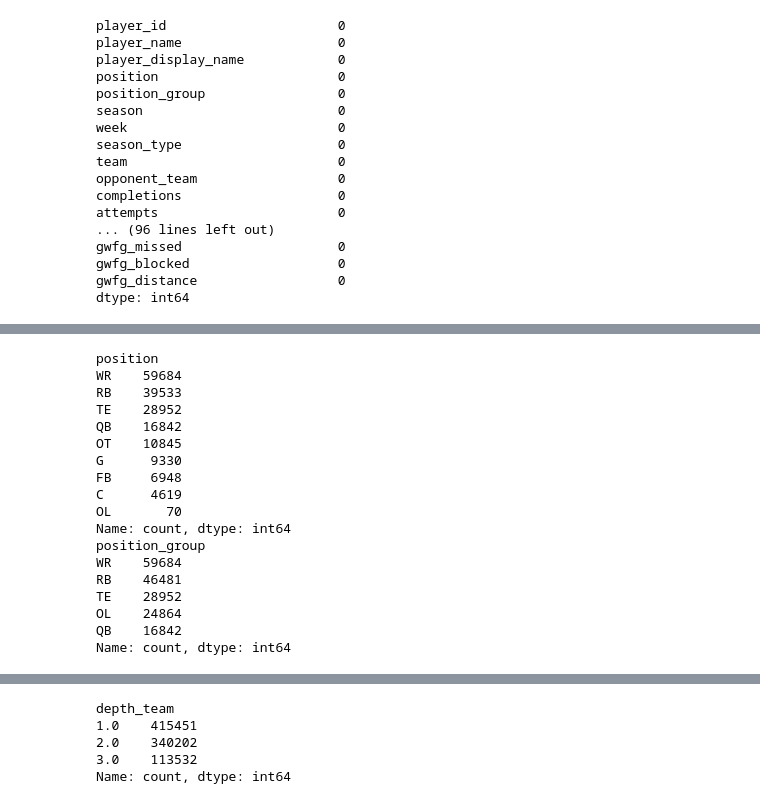
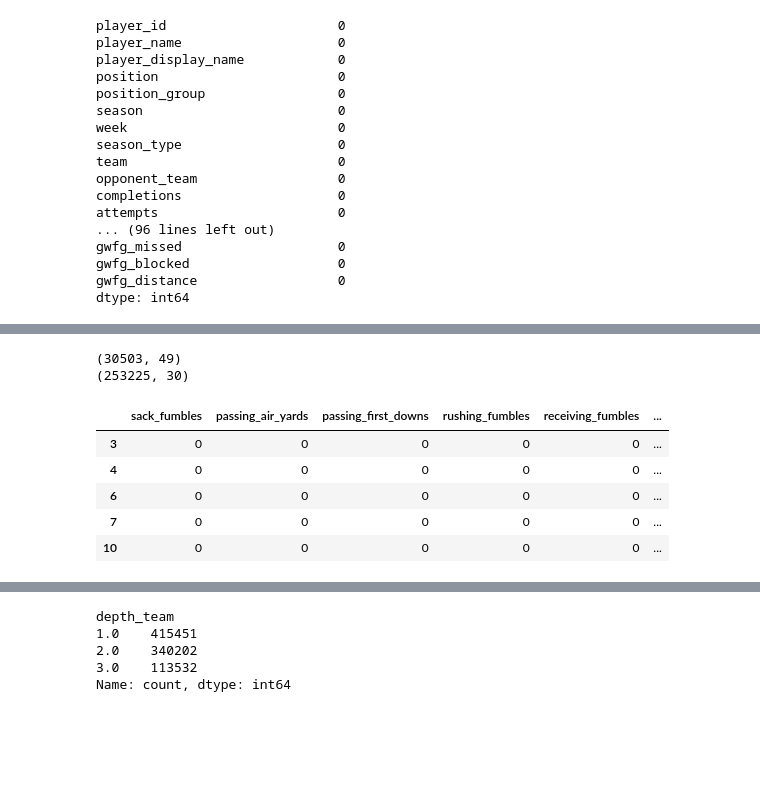
Before and after one commit to ben-gunnels/clairvoyent-raven-sports-analysis, a Jupyter notebook: src/notebooks/tim_data_exploration.ipynb, the cells around one changed output, grey strips where cells are left out. Saved outputs shown, nothing was run; the diff lists cells and outputs as text; code cells hidden in the pictures; blank space fills up the shorter version.

```diff
--- a/src/notebooks/tim_data_exploration.ipynb
+++ b/src/notebooks/tim_data_exploration.ipynb
@@ -190,22 +134,0 @@ df_defense.head()
-# %%
-print(df['position'].value_counts())
-print(df['position_group'].value_counts())
-# %% [output]
-position
-WR    59684
-RB    39533
-TE    28952
-QB    16842
-OT    10845
-G      9330
-FB     6948
-C      4619
-OL       70
-Name: count, dtype: int64
-position_group
-WR    59684
-RB    46481
-TE    28952
-OL    24864
-QB    16842
-Name: count, dtype: int64
@@ -219,0 +135,19 @@ df.drop(columns = ['fg_made','fg_att','fg_missed','fg_blocked','fg_long','fg_pct
+# %%
+df_special_teams = df.loc[df['position_group'] == 'SPEC', special_teams_cols]
+df.drop(df_special_teams.index, inplace=True)
+print(df_special_teams.shape)
+df_special_teams.head()
+
+df_defense = df.loc[df['position_group'].isin(['DB','DL','LB',]), defense_cols]
+df.drop(df_defense.index, inplace=True)
+print(df_defense.shape)
+df_defense.head()
+# %% [output]
+(30503, 49)
+(253225, 30)
+|  | sack_fumbles | passing_air_yards | passing_first_downs | rushing_fumbles | receiving_fumbles | ... |
+| 3 | 0 | 0 | 0 | 0 | 0 | ... |
+| 4 | 0 | 0 | 0 | 0 | 0 | ... |
+| 6 | 0 | 0 | 0 | 0 | 0 | ... |
+| 7 | 0 | 0 | 0 | 0 | 0 | ... |
+| 10 | 0 | 0 | 0 | 0 | 0 | ... |
```
Also changed, not shown: parts of 45 cells of this notebook, 2 other files.
